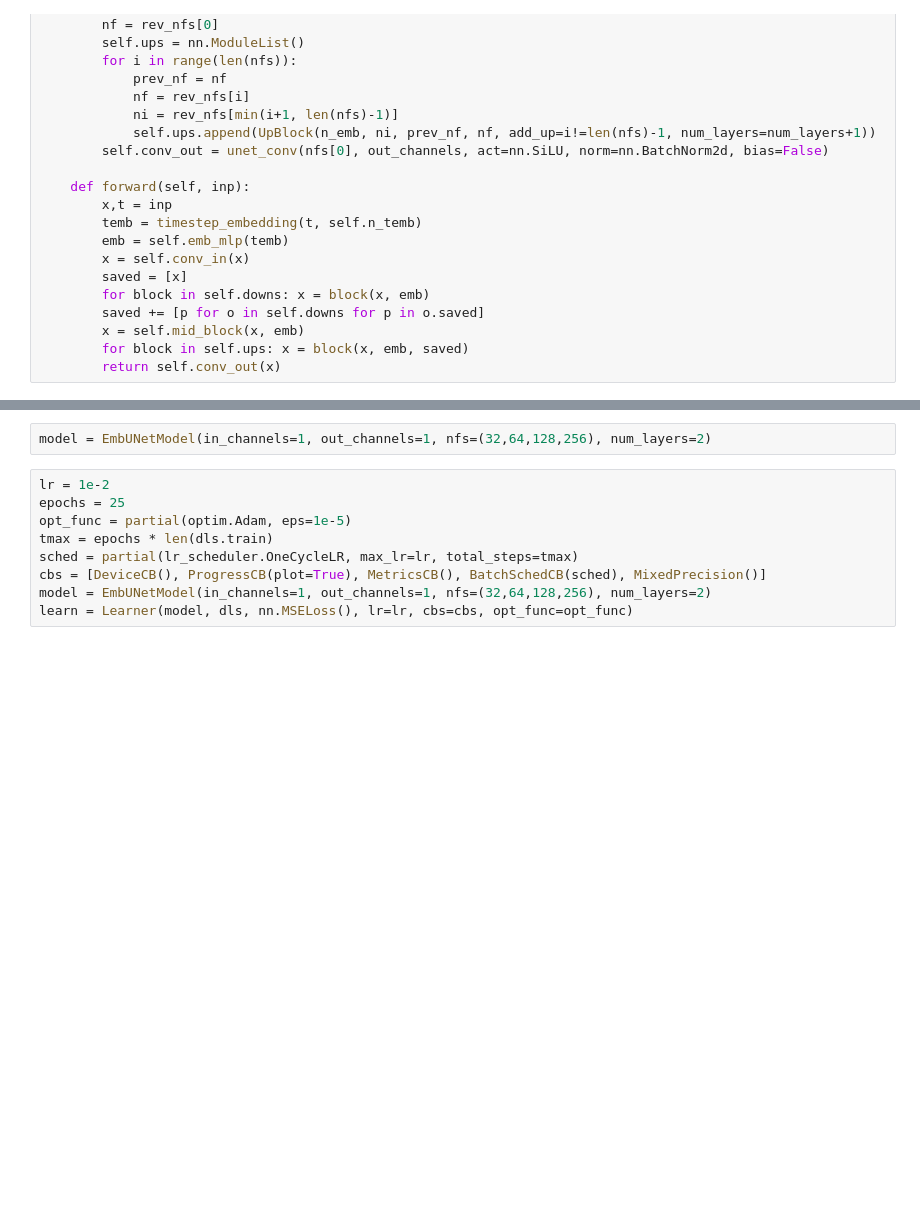
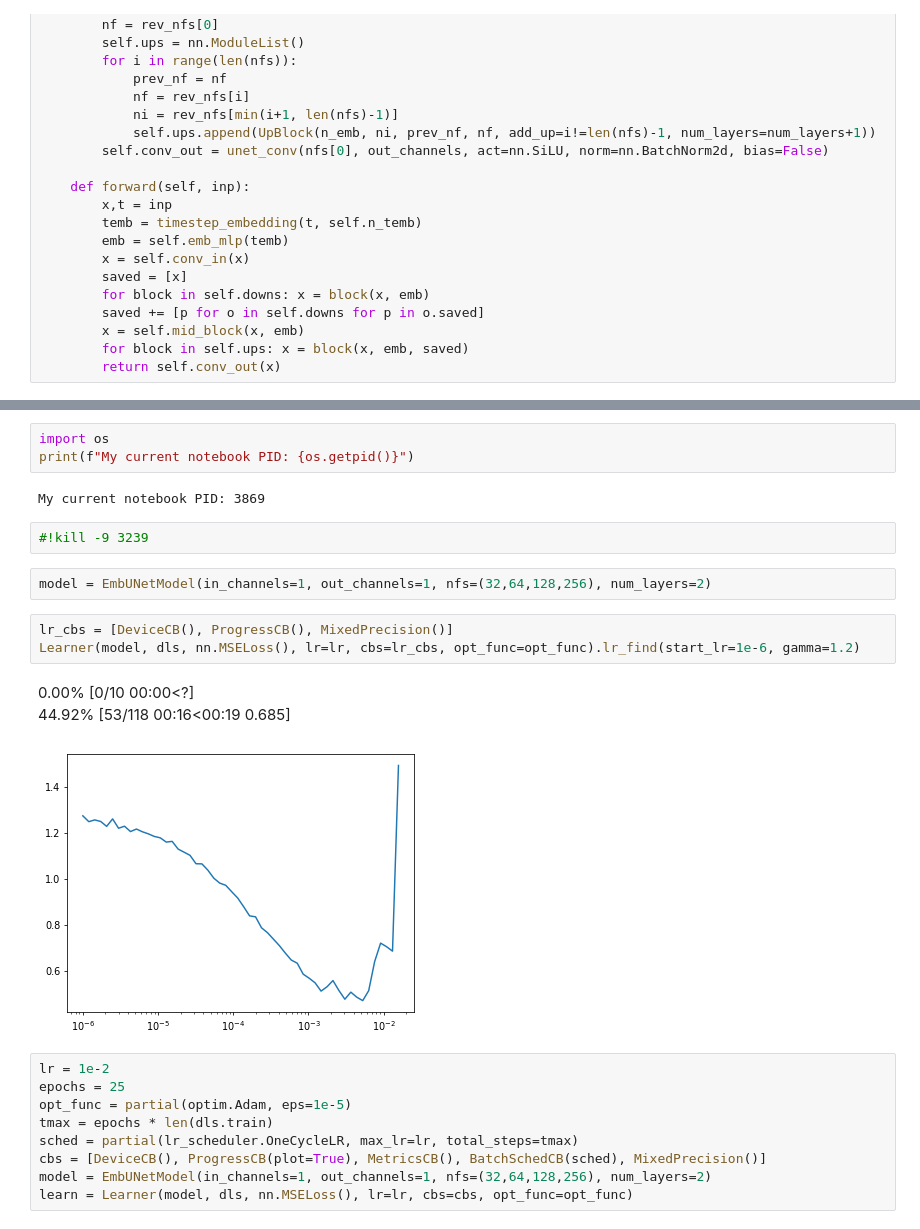
Before and after one commit to AlexChalk/ml_env, a Jupyter notebook: nbs/26_diffusion_unet.ipynb, the cells around one changed output, grey strips where cells are left out. Saved outputs shown, nothing was run; the diff lists cells and outputs as text; blank space fills up the shorter version.

```diff
--- a/nbs/26_diffusion_unet.ipynb
+++ b/nbs/26_diffusion_unet.ipynb
@@ -376,5 +383,19 @@ class EmbUNetModel(nn.Module):
+# %%
+import os
+print(f"My current notebook PID: {os.getpid()}")
+# %% [output]
+My current notebook PID: 3869
+# %%
+#!kill -9 3239
 # %%
 model = EmbUNetModel(in_channels=1, out_channels=1, nfs=(32,64,128,256), num_layers=2)
+# %%
+lr_cbs = [DeviceCB(), ProgressCB(), MixedPrecision()]
+Learner(model, dls, nn.MSELoss(), lr=lr, cbs=lr_cbs, opt_func=opt_func).lr_find(start_lr=1e-6, gamma=1.2)
+# %% [output]
+0.00% [0/10 00:00<?]
+44.92% [53/118 00:16<00:19 0.685]
+[figure, added]
 # %%
 lr = 1e-2
 epochs = 25
```
Also changed, not shown: parts of 14 cells of this notebook, 3 other files.
